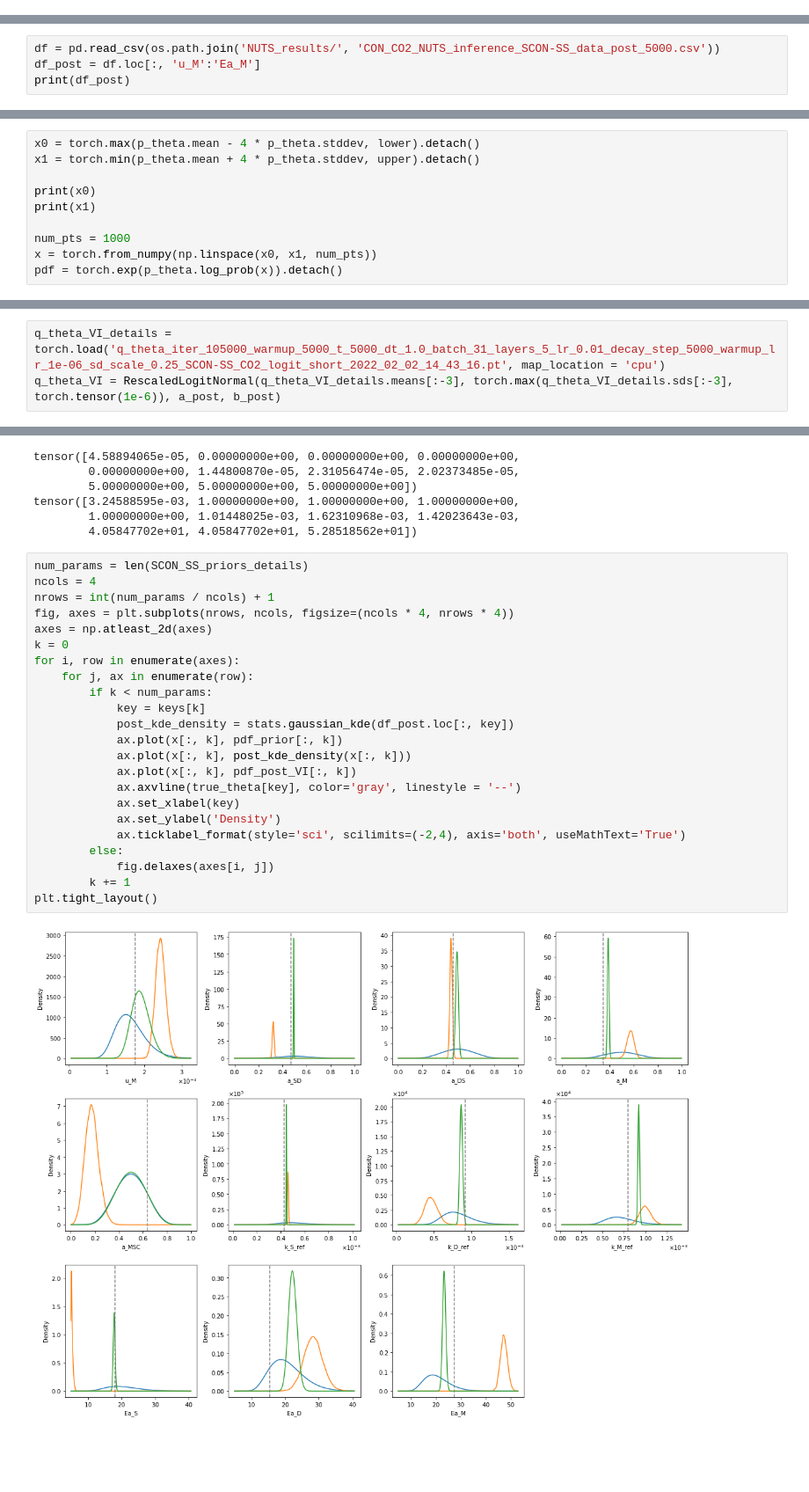
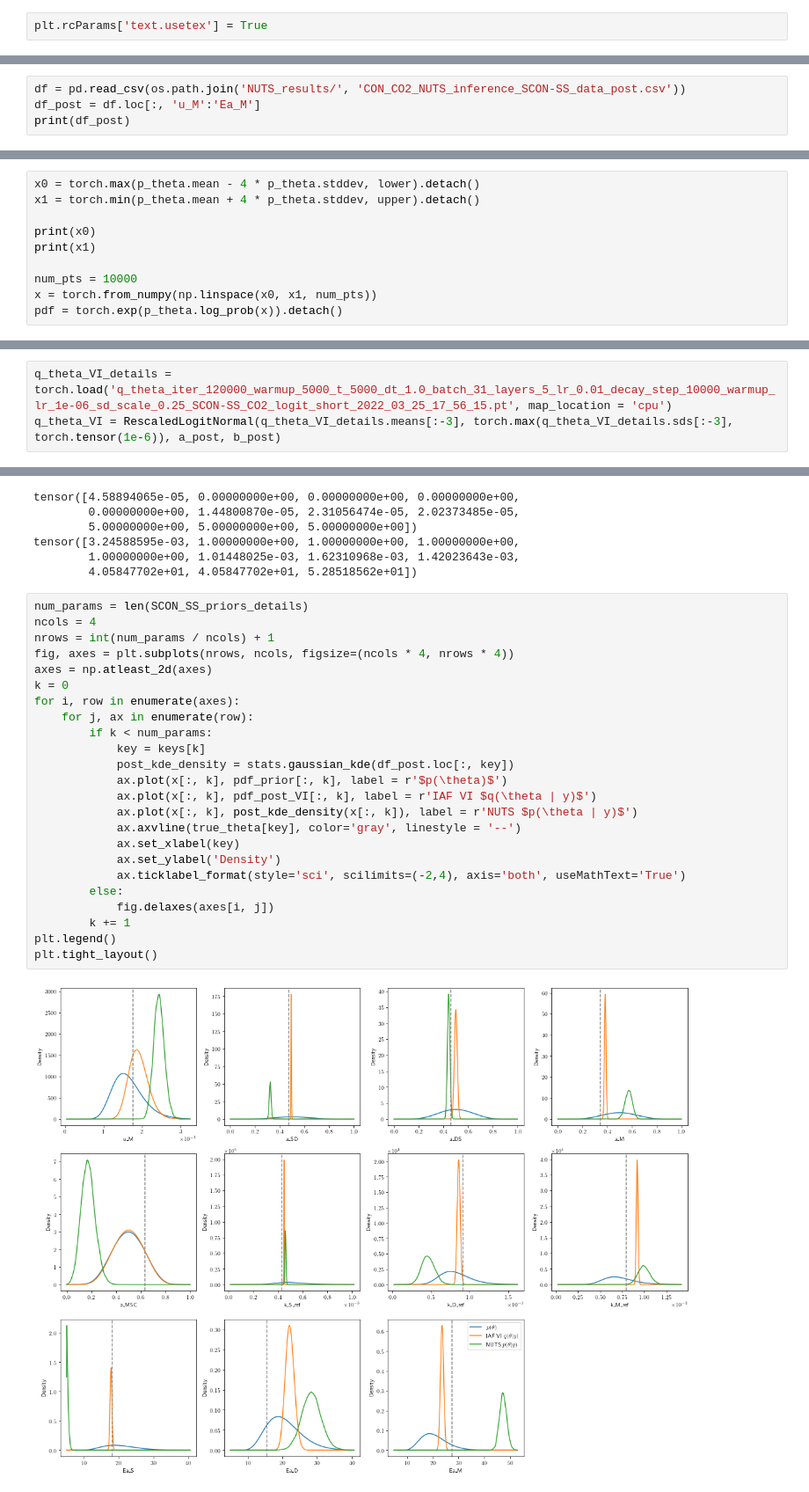
Before and after one commit to wallyxie/CON_inference, a Jupyter notebook: plot_SCON-SS_prior_NUTS_VI_post.ipynb, the cells around one changed output, grey strips where cells are left out. Shown at 88% size. Drawn from its saved outputs; the diff is of its cells as text; blank space fills up the shorter version.

Commit message:
Updated plotting code.

```diff
--- a/plot_SCON-SS_prior_NUTS_VI_post.ipynb
+++ b/plot_SCON-SS_prior_NUTS_VI_post.ipynb
@@ -31,3 +30,5 @@ from LogitNormal import *
+# %%
+plt.rcParams['text.usetex'] = True
 # %%
 torch.manual_seed(2)
 np.random.seed(2)
@@ -63,7 +64,7 @@ print(true_theta)
 # %% [output]
 {'u_M': array(0.00175785, dtype=float32), 'a_SD': array(0.47026154, dtype=float32), 'a_DS': array(0.45755228, dtype=float32), 'a_M': array(0.34480965, dtype=float32), 'a_MSC': array(0.6356179, dtype=f ...
 # %%
-df = pd.read_csv(os.path.join('NUTS_results/', 'CON_CO2_NUTS_inference_SCON-SS_data_post_5000.csv'))
+df = pd.read_csv(os.path.join('NUTS_results/', 'CON_CO2_NUTS_inference_SCON-SS_data_post.csv'))
 df_post = df.loc[:, 'u_M':'Ea_M']
 print(df_post)
 # %% [output]
@@ -96,7 +97,7 @@ x1 = torch.min(p_theta.mean + 4 * p_theta.stddev, upper).detach()
 print(x0)
 print(x1)
 
-num_pts = 1000
+num_pts = 10000
 x = torch.from_numpy(np.linspace(x0, x1, num_pts))
 pdf = torch.exp(p_theta.log_prob(x)).detach()
 # %% [output]
@@ -197,7 +198,7 @@ tensor([-3.68879890, -0.25334644, -0.74179065, -0.23152387,  0.29657656,
          0.10000000,  0.10000000,  0.10000000, 80.00000000, 80.00000000,
         80.00000000])
 # %%
-q_theta_VI_details = torch.load('q_theta_iter_105000_warmup_5000_t_5000_dt_1.0_batch_31_layers_5_lr_0.01_decay_step_5000_warmup_lr_1e-06_sd_scale_0.25_SCON-SS_CO2_logit_short_2022_02_02_14_43_16.pt', map_location = 'cpu')
+q_theta_VI_details = torch.load('q_theta_iter_120000_warmup_5000_t_5000_dt_1.0_batch_31_layers_5_lr_0.01_decay_step_10000_warmup_lr_1e-06_sd_scale_0.25_SCON-SS_CO2_logit_short_2022_03_25_17_56_15.pt', map_location = 'cpu')
 q_theta_VI = RescaledLogitNormal(q_theta_VI_details.means[:-3], torch.max(q_theta_VI_details.sds[:-3], torch.tensor(1e-6)), a_post, b_post)
 # %%
 min_VI = q_theta_VI.mean - 4 * q_theta_VI.stddev
@@ -231,25 +232,26 @@ tensor([3.24588595e-03, 1.00000000e+00, 1.00000000e+00, 1.00000000e+00,
 # %%
 num_params = len(SCON_SS_priors_details)
 ncols = 4
 nrows = int(num_params / ncols) + 1
 fig, axes = plt.subplots(nrows, ncols, figsize=(ncols * 4, nrows * 4))
 axes = np.atleast_2d(axes)
 k = 0
 for i, row in enumerate(axes):
     for j, ax in enumerate(row):
         if k < num_params:
             key = keys[k]
             post_kde_density = stats.gaussian_kde(df_post.loc[:, key])
-            ax.plot(x[:, k], pdf_prior[:, k])
-            ax.plot(x[:, k], post_kde_density(x[:, k]))
-            ax.plot(x[:, k], pdf_post_VI[:, k])
+            ax.plot(x[:, k], pdf_prior[:, k], label = r'$p(\theta)$')
+            ax.plot(x[:, k], pdf_post_VI[:, k], label = r'IAF VI $q(\theta | y)$')
+            ax.plot(x[:, k], post_kde_density(x[:, k]), label = r'NUTS $p(\theta | y)$')
             ax.axvline(true_theta[key], color='gray', linestyle = '--')
             ax.set_xlabel(key)
             ax.set_ylabel('Density')
             ax.ticklabel_format(style='sci', scilimits=(-2,4), axis='both', useMathText='True')
         else:
             fig.delaxes(axes[i, j])
         k += 1
+plt.legend()
 plt.tight_layout()
 # %% [output]
-[figure, old version]
+[figure, new version]
```
Also changed, not shown: parts of 4 cells of this notebook, 1 other file.
